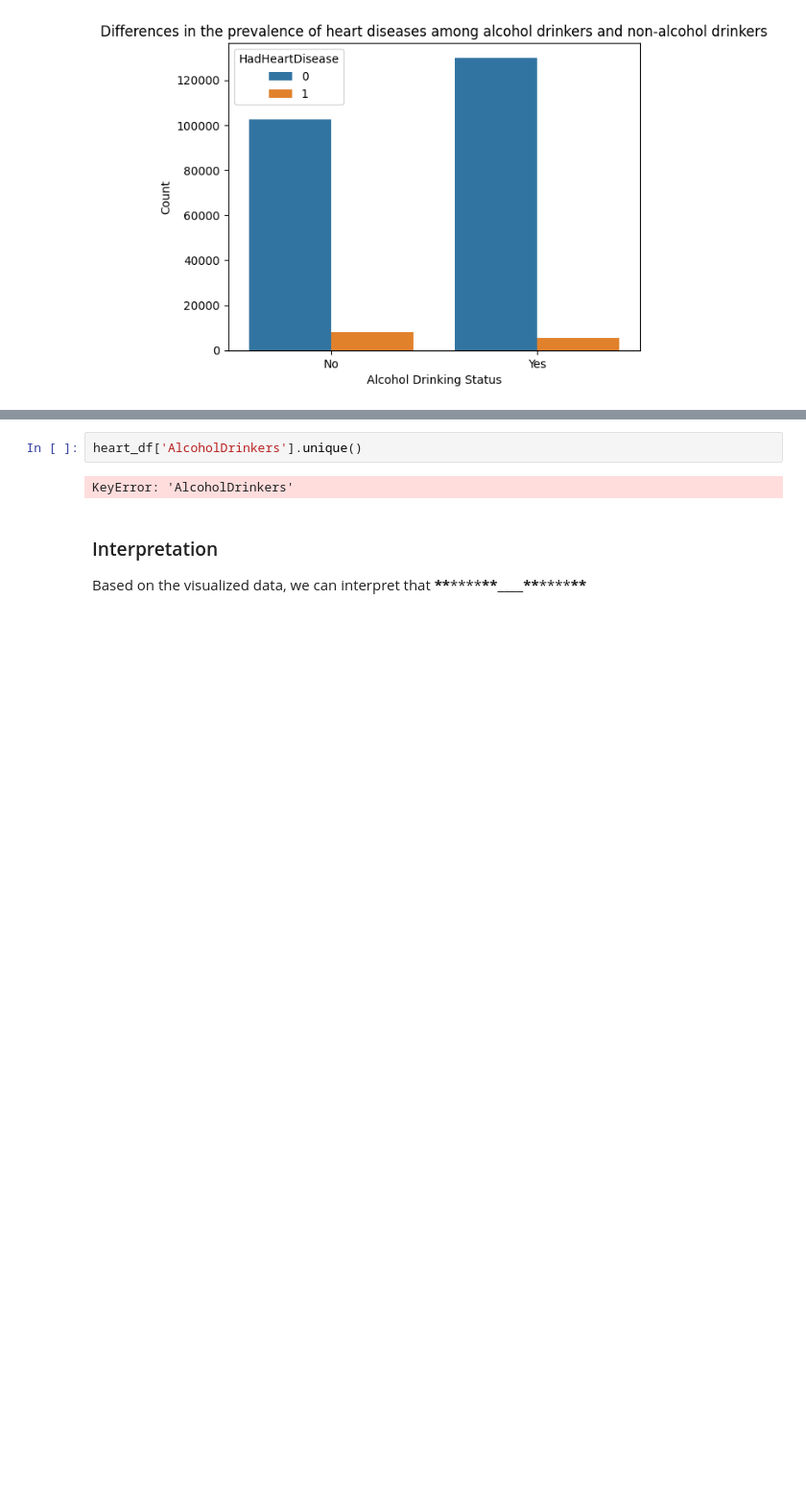
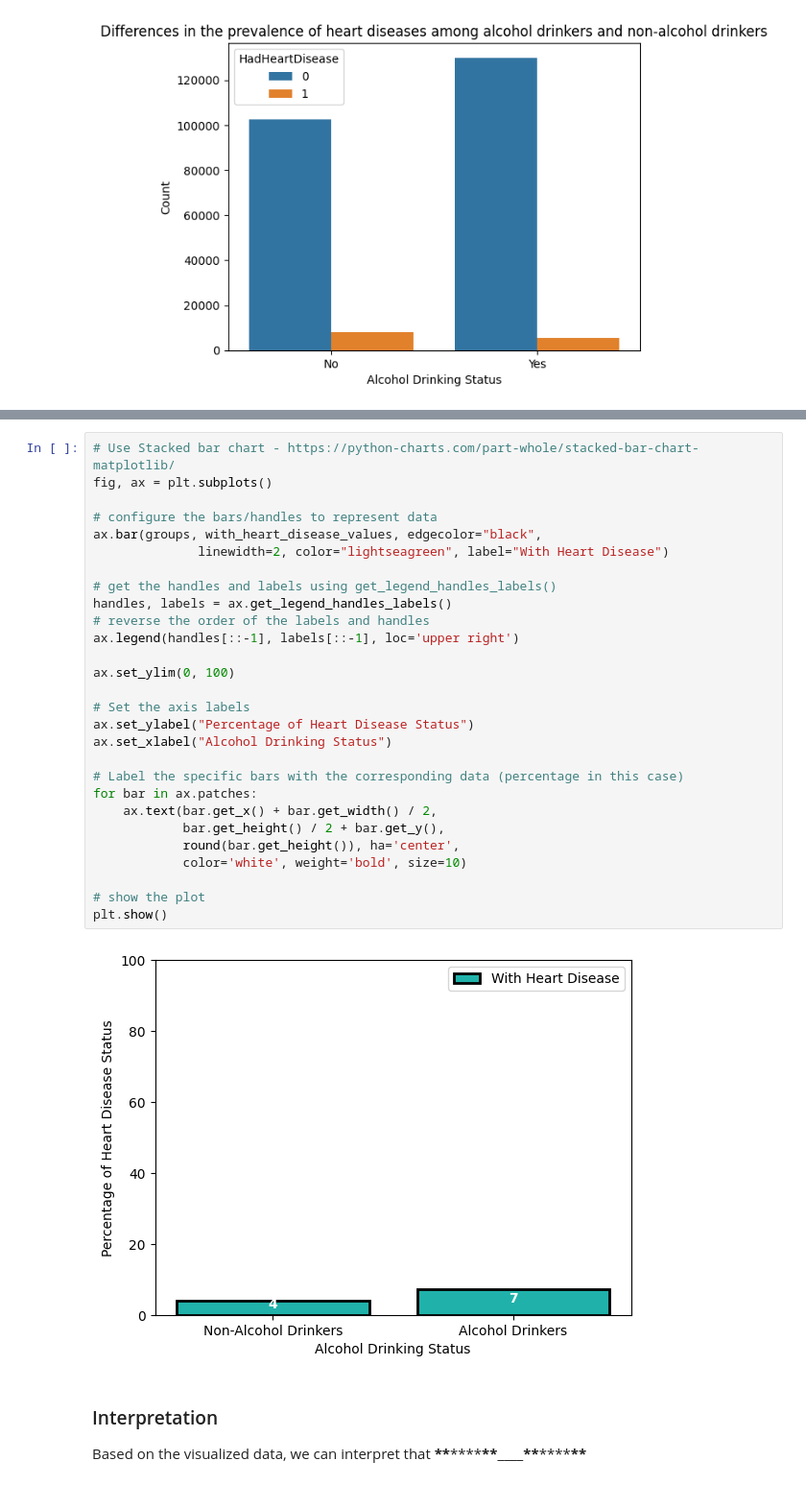
Before and after one commit to briangabini/csmodel, a Jupyter notebook: csmodel-project.ipynb, the cells around one changed output, grey strips where cells are left out. Shown at 96% size. Drawn from its saved outputs; the diff is of its cells as text; blank space fills up the shorter version.

```diff
--- a/csmodel-project.ipynb
+++ b/csmodel-project.ipynb
@@ -709,7 +683,33 @@ for i in range(len(groups)):
-# %%
-heart_df['AlcoholDrinkers'].unique()
-# %% [output]
-KeyError: 'AlcoholDrinkers'
+# %%
+# Use Stacked bar chart - https://python-charts.com/part-whole/stacked-bar-chart-matplotlib/
+fig, ax = plt.subplots()
+
+# configure the bars/handles to represent data
+ax.bar(groups, with_heart_disease_values, edgecolor="black",
+              linewidth=2, color="lightseagreen", label="With Heart Disease")
+
+# get the handles and labels using get_legend_handles_labels()
+handles, labels = ax.get_legend_handles_labels()
+# reverse the order of the labels and handles
+ax.legend(handles[::-1], labels[::-1], loc='upper right')
+
+ax.set_ylim(0, 100)
+
+# Set the axis labels
+ax.set_ylabel("Percentage of Heart Disease Status")
+ax.set_xlabel("Alcohol Drinking Status")
+
+# Label the specific bars with the corresponding data (percentage in this case)
+for bar in ax.patches:
+    ax.text(bar.get_x() + bar.get_width() / 2,
+            bar.get_height() / 2 + bar.get_y(),
+            round(bar.get_height()), ha='center',
+            color='white', weight='bold', size=10)
+
+# show the plot
+plt.show()
+# %% [output]
+[figure, added]
 # %% [markdown]
 ### Interpretation
 
```
Also changed, not shown: parts of 3 cells of this notebook.
